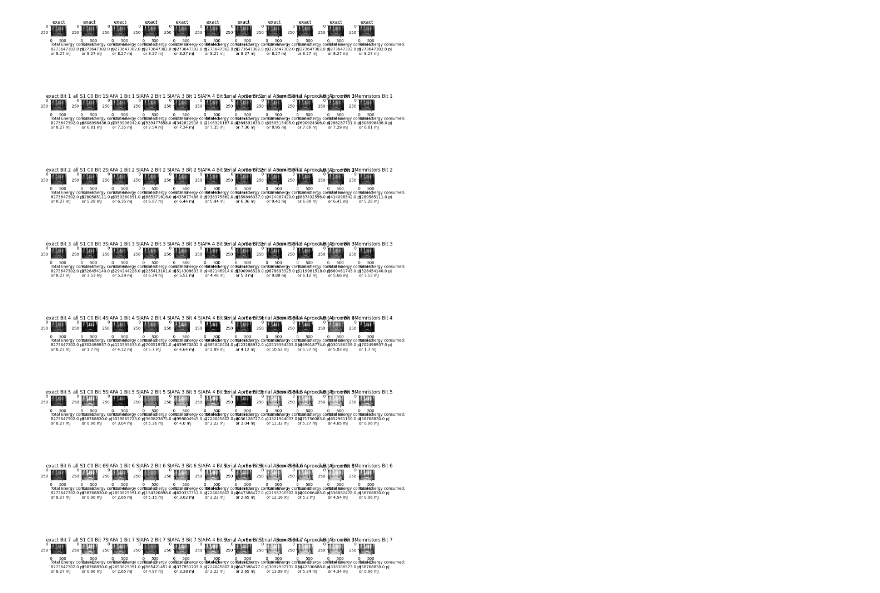
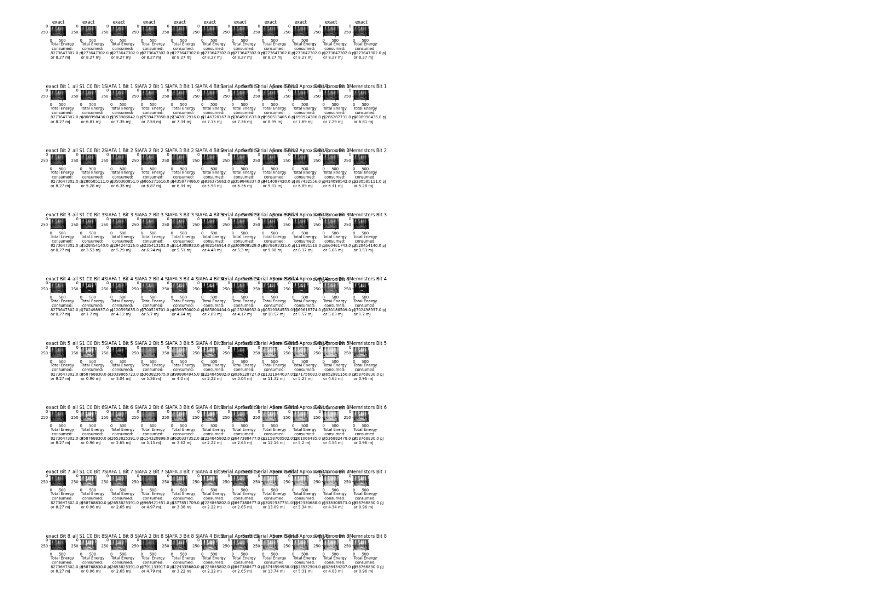
Before and after one commit to fsengi/epcExercise, a Jupyter notebook: final_project/image_processing/datavisulization_blurr.ipynb, the cells around one changed output. Cells and saved outputs as stored; diff of their text form; code cells hidden in the pictures.

Commit message:
image: update datavisualization blurr file

```diff
--- a/final_project/image_processing/datavisulization_blurr.ipynb
+++ b/final_project/image_processing/datavisulization_blurr.ipynb
@@ -1,33 +30,25 @@
 # %%
-from skimage import io, img_as_float, img_as_ubyte
-from skimage.metrics import structural_similarity as ssim
-from scipy import signal
-from math import log10
-import matplotlib.pyplot as plt
-import numpy as np
-import json
-
 # algo_list = ["own_Aprox","SIAFA 1","SIAFA 2","SIAFA 3","SIAFA 4","Serial Aprox","Semi Serial Aprox 7"]
 algo_list = ["exact","all S1 C0","SIAFA 1","SIAFA 2","SIAFA 3","SIAFA 4","Serial Aprox","Semi Serial Aprox 8", "Semi Serial Aprox 7","own_Aprox","own 3Memristors"]
 
-
 parsed_data = {}
-rows = 8
+rows = 9
 coll = len(algo_list)
 bit_list = range(0,rows)
 
-empty_list = [0,0,0,0,0, 0,0,0,]
+empty_list = [0]*rows
 
 kernelname_list = []
 kernelname_list.append("blurring")
 kernelname_list.append("edge_Detection")
 
 for i, name in enumerate(algo_list):
-    parsed_data[name] = {"ssi": empty_list, "psnr": empty_list, "energy_con": empty_list}
+    parsed_data[name] = {"ssi": empty_list, "psnr": empty_list, "energy_con": empty_list, "med": empty_list, "nmed": empty_list, "mred": empty_list}
 
 # load data from jsonfile
 with open('data.json', 'w') as json_file:
     json.dump(parsed_data, json_file, indent=4)
+
 # Load the data from the JSON file into a dictionary
 with open('data.json', 'r') as json_file:
     loadedDict = json.load(json_file)
@@ -44,33 +65,38 @@ for indexAlgo, approxAlgo in enumerate(algo_list):
     # loop throw all Algorithm
     for indexBit, approxBit in enumerate(bit_list):
         # show picture in subplot
 
         with open(f'data_blurring/{approxAlgo}_{indexBit}.json', 'r') as json_file:
             energy_list.append(json.load(json_file))
 
-        pic_list.append(io.imread(f"data_blurring/outputimage_{approxAlgo}_{indexBit}.png", as_gray=True))
+        pic_list.append(np.load(f"data_blurring/outputimage_{approxAlgo}_{indexBit}.npy"))
+
+        # print(pic_list[0])
 
         axs[indexBit,indexAlgo].imshow(pic_list[-1], cmap = "gray")
         # Add an annotation to the subplot
-        axs[indexBit,indexAlgo].annotate(f"\nTotal Energy consumed: \n{round(energy_list[indexBit],0)} pJ \nor {round(energy_list[indexBit]/10**9,2)} mJ", (0,0), (0,-5),xycoords='axes fraction', textcoords='offset points', va='top')
+        axs[indexBit,indexAlgo].annotate(f"\nTotal Energy\n consumed: \n{round(energy_list[indexBit],0)} pJ \nor {round(energy_list[indexBit]/10**9,2)} mJ", (0,0), (0,-5),xycoords='axes fraction', textcoords='offset points', va='top')
 
         if indexBit == 0:
             axs[indexBit,indexAlgo].set_title(f"exact")
         else:
             axs[indexBit,indexAlgo].set_title(f"{approxAlgo} Bit {approxBit}")
         try:
             data_range = pic_list[0].max() - pic_list[-1].max()
             mse = np.mean((pic_list[0] - pic_list[-1])**2)
             # load results to dictionary
             loadedDict[approxAlgo]["ssi"][indexBit] = round(ssim(pic_list[0], pic_list[-1], data_range=data_range),2)
             loadedDict[approxAlgo]["psnr"][indexBit] = round(10 * log10((pic_list[0].max()**2) /mse),2)
             loadedDict[approxAlgo]["energy_con"][indexBit] = round(energy_list[-1]/10**3,2)
+            loadedDict[approxAlgo]["med"][indexBit] = MED(pic_list[0], pic_list[-1])
+            loadedDict[approxAlgo]["nmed"][indexBit] = NMED(pic_list[0], pic_list[-1])
+            loadedDict[approxAlgo]["mred"][indexBit] = MRED(pic_list[0], pic_list[-1])
 
         except Exception as e:
             print(f'Error plot at: indexBit {indexBit} {e}')
         else:
             continue
 # Show the plot
 plt.show()
 # %% [output]
-[figure, old version]
+[figure, new version]
```
Also changed, not shown: parts of 6 cells of this notebook.
